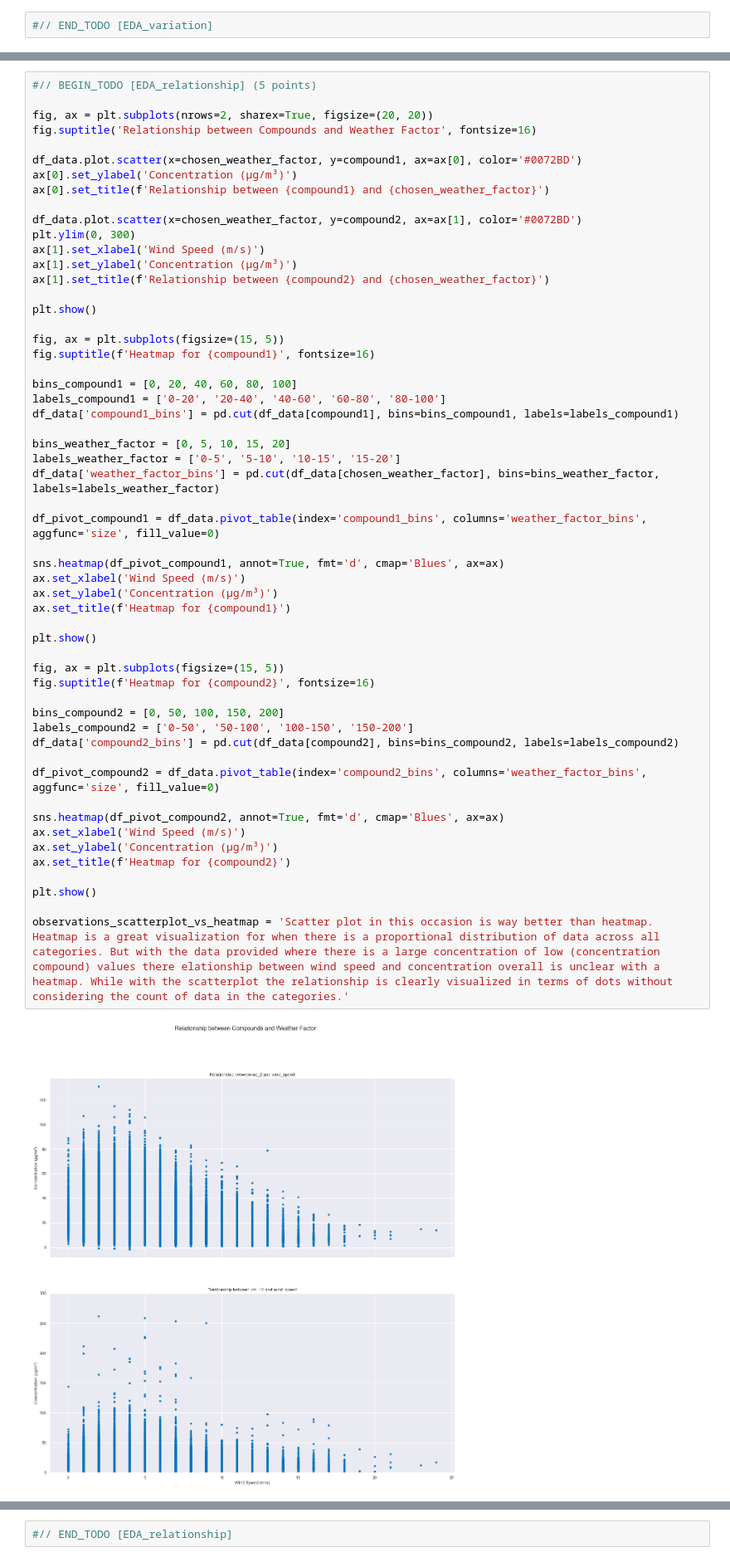
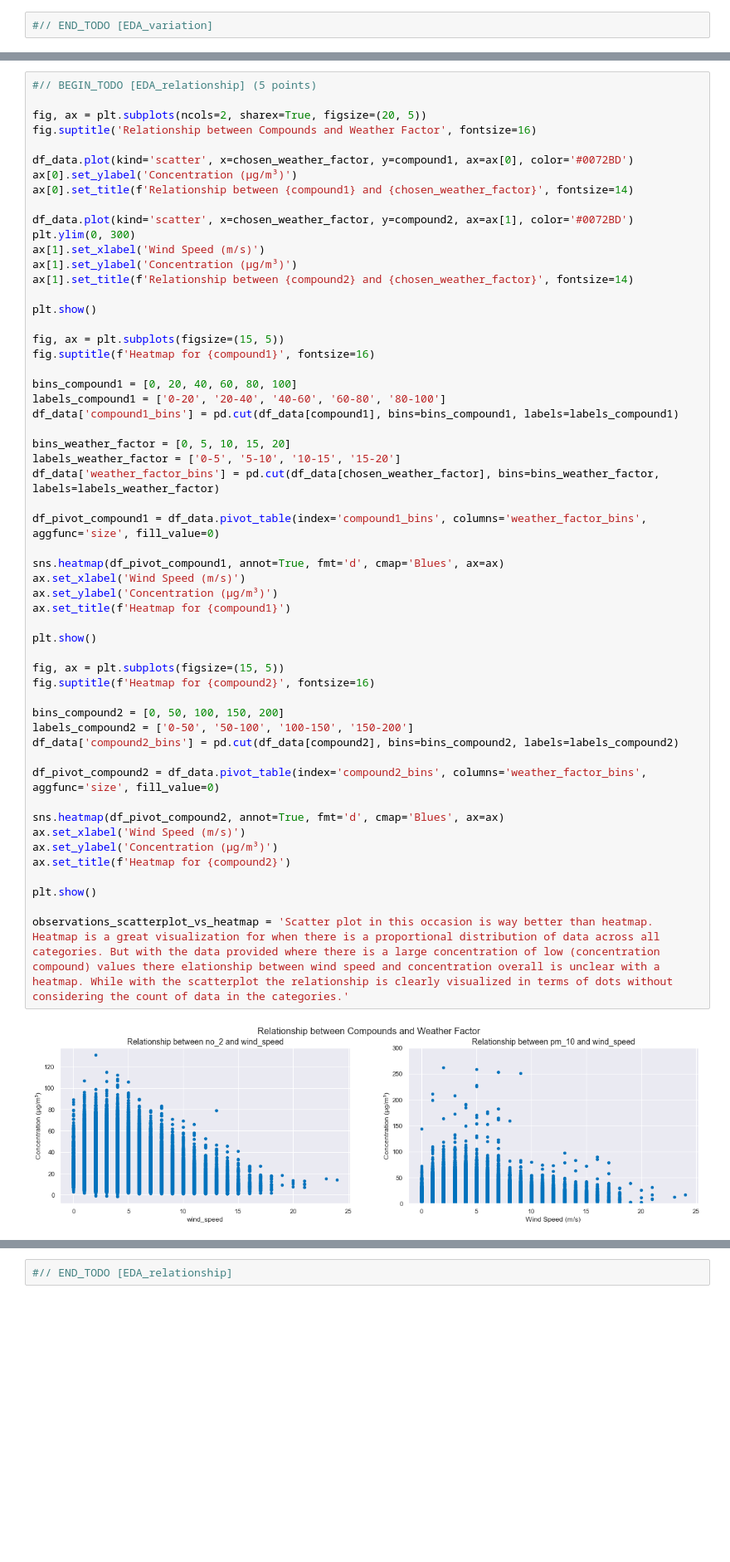
Before and after one commit to danieltyukov/tue-data-analytics, a Jupyter notebook: GA1/GA1-1819283.ipynb, the cells around one changed output, grey strips where cells are left out. Shown at 83% size. Drawn from its saved outputs; the diff is of its cells as text; blank space fills up the shorter version.

```diff
--- a/GA1/GA1-1819283.ipynb
+++ b/GA1/GA1-1819283.ipynb
@@ -804,18 +804,18 @@ Discuss which visualization, the scatter plot or the heatmap, is better suited f
 # %%
 #// BEGIN_TODO [EDA_relationship] (5 points)
 
-fig, ax = plt.subplots(nrows=2, sharex=True, figsize=(20, 20))
+fig, ax = plt.subplots(ncols=2, sharex=True, figsize=(20, 5))
 fig.suptitle('Relationship between Compounds and Weather Factor', fontsize=16)
 
-df_data.plot.scatter(x=chosen_weather_factor, y=compound1, ax=ax[0], color='#0072BD')
+df_data.plot(kind='scatter', x=chosen_weather_factor, y=compound1, ax=ax[0], color='#0072BD')
 ax[0].set_ylabel('Concentration (µg/m³)')
-ax[0].set_title(f'Relationship between {compound1} and {chosen_weather_factor}')
+ax[0].set_title(f'Relationship between {compound1} and {chosen_weather_factor}', fontsize=14)
 
-df_data.plot.scatter(x=chosen_weather_factor, y=compound2, ax=ax[1], color='#0072BD')
+df_data.plot(kind='scatter', x=chosen_weather_factor, y=compound2, ax=ax[1], color='#0072BD')
 plt.ylim(0, 300)
 ax[1].set_xlabel('Wind Speed (m/s)')
 ax[1].set_ylabel('Concentration (µg/m³)')
-ax[1].set_title(f'Relationship between {compound2} and {chosen_weather_factor}')
+ax[1].set_title(f'Relationship between {compound2} and {chosen_weather_factor}', fontsize=14)
 
 plt.show()
 
@@ -830,34 +830,34 @@ bins_weather_factor = [0, 5, 10, 15, 20]
 labels_weather_factor = ['0-5', '5-10', '10-15', '15-20']
 df_data['weather_factor_bins'] = pd.cut(df_data[chosen_weather_factor], bins=bins_weather_factor, labels=labels_weather_factor)
 
 df_pivot_compound1 = df_data.pivot_table(index='compound1_bins', columns='weather_factor_bins', aggfunc='size', fill_value=0)
 
 sns.heatmap(df_pivot_compound1, annot=True, fmt='d', cmap='Blues', ax=ax)
 ax.set_xlabel('Wind Speed (m/s)')
 ax.set_ylabel('Concentration (µg/m³)')
 ax.set_title(f'Heatmap for {compound1}')
 
 plt.show()
 
 fig, ax = plt.subplots(figsize=(15, 5))
 fig.suptitle(f'Heatmap for {compound2}', fontsize=16)
 
 bins_compound2 = [0, 50, 100, 150, 200]
 labels_compound2 = ['0-50', '50-100', '100-150', '150-200']
 df_data['compound2_bins'] = pd.cut(df_data[compound2], bins=bins_compound2, labels=labels_compound2)
 
 df_pivot_compound2 = df_data.pivot_table(index='compound2_bins', columns='weather_factor_bins', aggfunc='size', fill_value=0)
 
 sns.heatmap(df_pivot_compound2, annot=True, fmt='d', cmap='Blues', ax=ax)
 ax.set_xlabel('Wind Speed (m/s)')
 ax.set_ylabel('Concentration (µg/m³)')
 ax.set_title(f'Heatmap for {compound2}')
 
 plt.show()
 
 observations_scatterplot_vs_heatmap = 'Scatter plot in this occasion is way better than heatmap. Heatmap is a great visualization for when there is a proportional distribution of data across all categories. But with the data provided where there is a large concentration of low (concentration compound) values there elationship between wind speed and concentration overall is unclear with a heatmap. While with the scatterplot the relationship is clearly visualized in terms of dots without considering the count of data in the categories.'
 # %% [output]
-[figure, old version]
+[figure, new version]
 [figure]
 [figure]
 # %%
```
Also changed, not shown: parts of 5 cells of this notebook.
